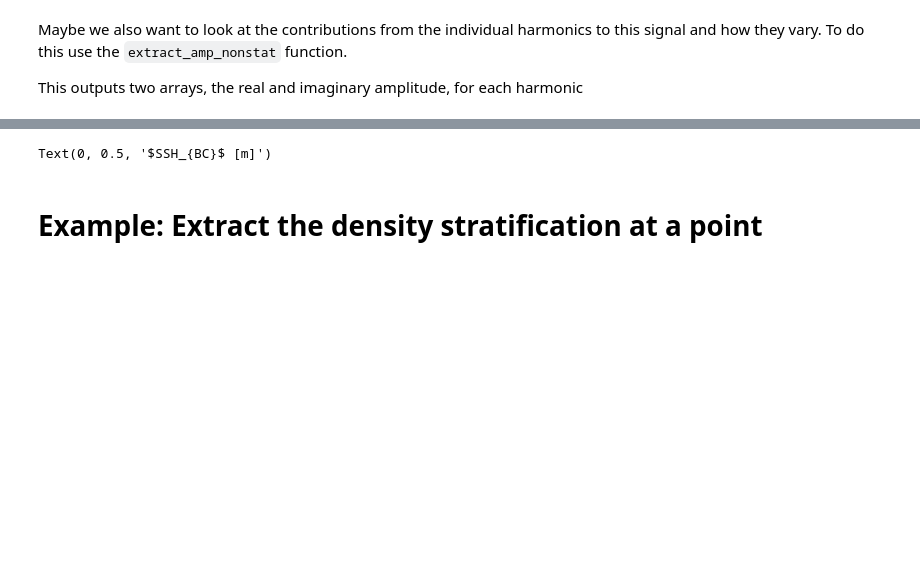
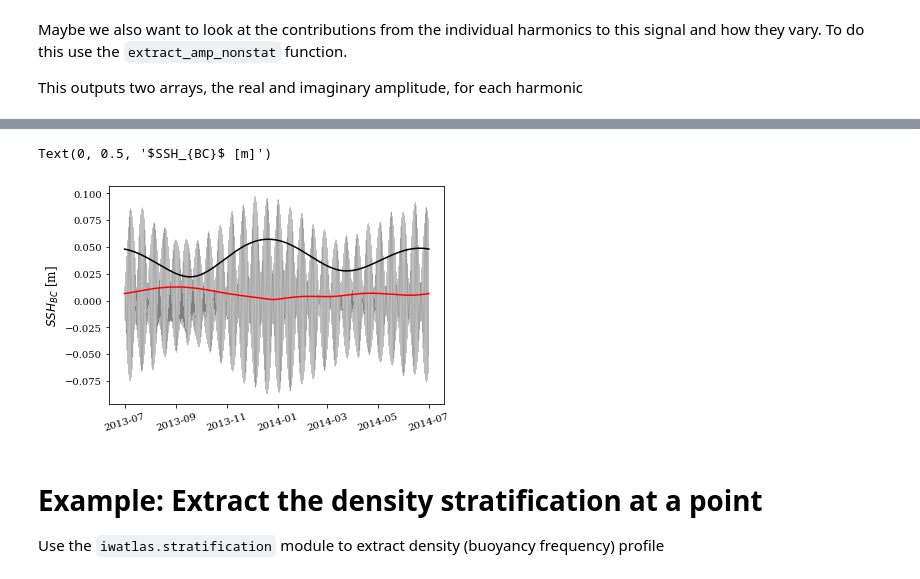
Before and after one commit to mrayson/iwatlas, a Jupyter notebook: sandpit/tutorial_iwatlas_basics.ipynb, the cells around one changed output, grey strips where cells are left out. Saved outputs shown, nothing was run; the diff lists cells and outputs as text; code cells hidden in the pictures; blank space fills up the shorter version.

```diff
--- a/sandpit/tutorial_iwatlas_basics.ipynb
+++ b/sandpit/tutorial_iwatlas_basics.ipynb
@@ -179,9 +211,9 @@ ssh_ns_re, ssh_ns_im = sshdriver.extract_amp_nonstat(ssh, np.array([xpt]), np.ar
 
 # To plot the amplitude of the first harmonic (M2) use the
 plt.figure()
-plt.plot(timeout, ssh_ts, lw=0.25)
+plt.plot(timeout, ssh_ts, '0.5', lw=0.25)
 plt.plot(timeout, np.abs(ssh_ns_re[0,...] + 1j*ssh_ns_im[0,...]), 'r', ) # M2
-plt.plot(timeout, np.abs(ssh_ns_re[1,...] + 1j*ssh_ns_im[1,...]), 'k', ) # S2
+plt.plot(timeout, np.abs(ssh_ns_re[3,...] + 1j*ssh_ns_im[3,...]), 'k', ) # K1
 
 
 plt.xticks(rotation=17)
@@ -192,3 +222,6 @@ plt.ylabel('$SSH_{BC}$ [m]')
 Text(0, 0.5, '$SSH_{BC}$ [m]')
+[figure, added]
 # %% [markdown]
 # Example: Extract the density stratification at a point
+
+Use the `iwatlas.stratification` module to extract density (buoyancy frequency) profile
```
Also changed, not shown: parts of 17 cells of this notebook.
